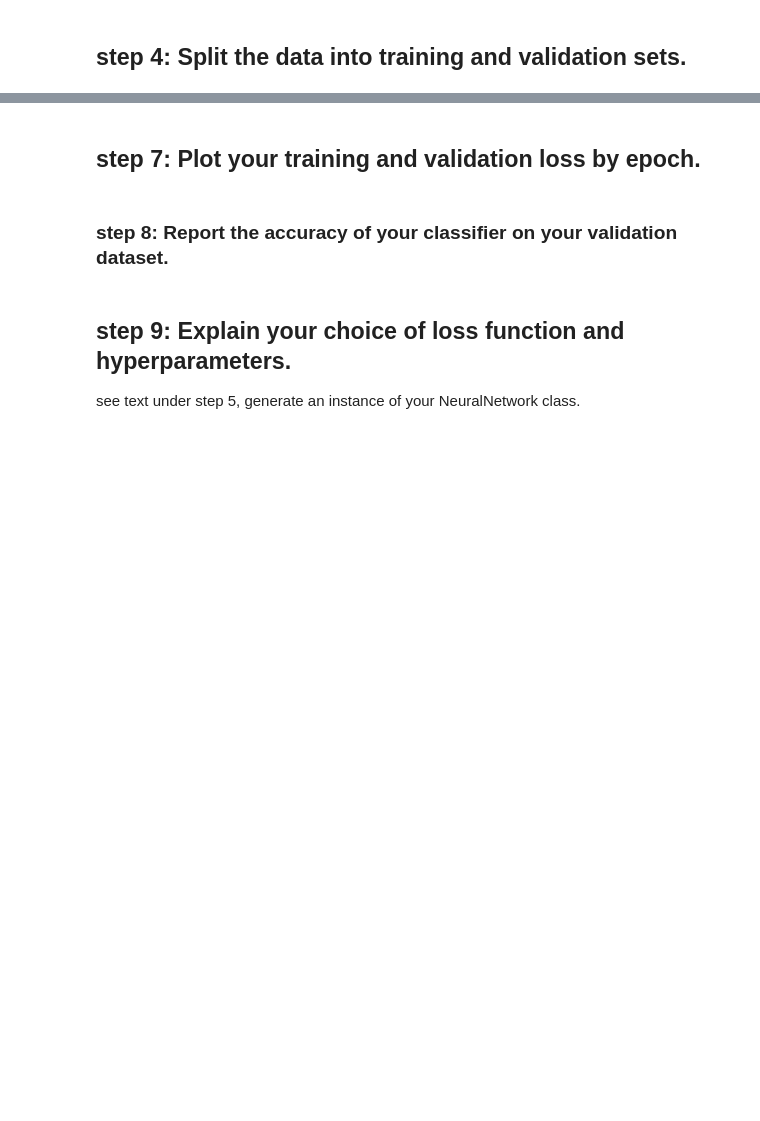
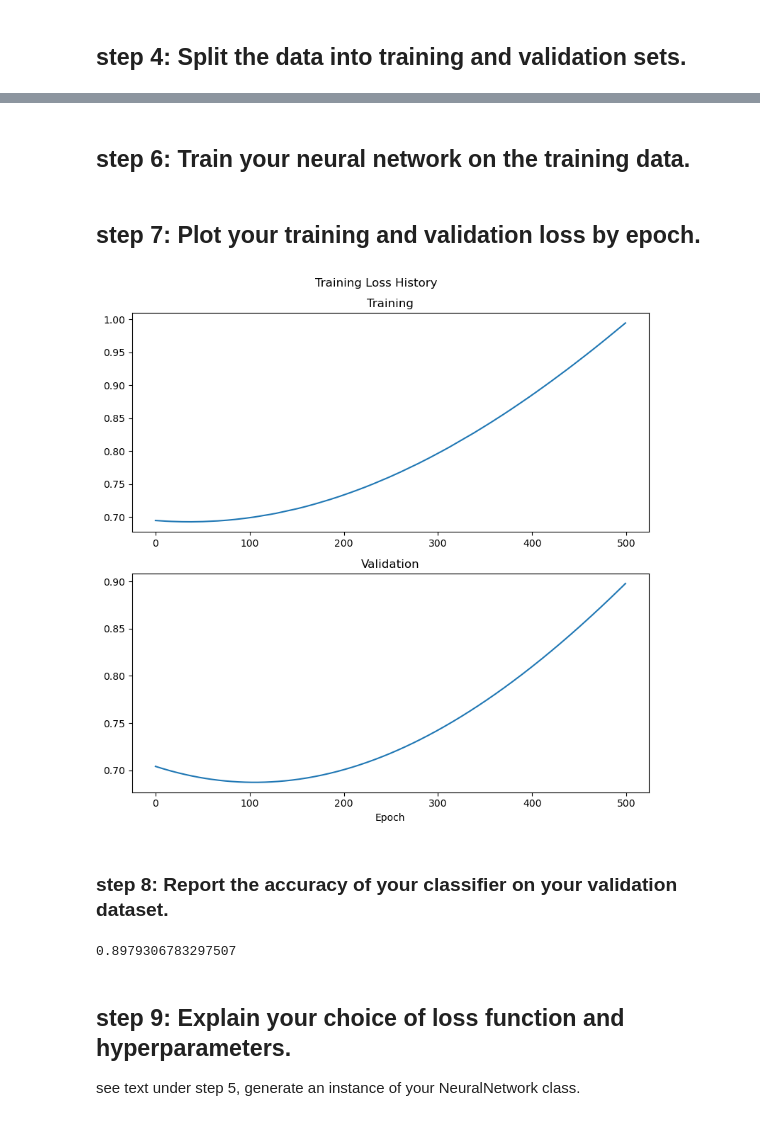
Before and after one commit to IJbeasley/final-nn, a Jupyter notebook: classifier.ipynb, the cells around one changed output, grey strips where cells are left out. Saved outputs shown, nothing was run; the diff lists cells and outputs as text; code cells hidden in the pictures; blank space fills up the shorter version.

```diff
--- a/classifier.ipynb
+++ b/classifier.ipynb
@@ -109,10 +112,17 @@ Number of negative examples are sampling: 1370
 # %% [markdown]
 ## step 3: One-hot encode the data using your one_hot_encode_seqs function.
 # %%
+# One-hot-encode the sequences
 X = one_hot_encode_seqs(rap1_shuffled)
 y = labels_shuffled
 print("One hot encoding changed number of sequences feature matrix shape from: " + str(len(rap1_shuffled)) + " to " + str(len(X )))
 print("For first sequence, one-hot-encoding changed the length from: " + str(len(rap1_shuffled[0])) + " to " + str(len(X[0])))
+
+# Make into format required for neural network
+X = np.array(X)
+y = np.array(y)
+print("\n Feature matrix shape: " + str(X.shape))
+print("Labels shape: " + str(y.shape))
 # %% [output]
 One hot encoding changed number of sequences feature matrix shape from: 2740 to 2740
 For first sequence, one-hot-encoding changed the length from: 17 to 68
@@ -147,13 +159,13 @@ since we are trying to predict postive or negative Rap1, I chose 'sigmoid' as th
 
 For the purposes of this assignment I chose a simple neural archecture of 3 layers. The first layer was of 17 neurons, corresponding to the number of nucleotide bases (before one-hot-encoding), the second layer was of 4 neurons (the smallest tf motif length), and the last layer was of one neuron (as we are doing binary classification).
 # %%
-# needs to be a 64x16x64 autoencoder architecture
+# Define the neural network architecture
 nn_arch = [{"input_dim": 68, "output_dim": 17 , "activation": "relu"},
                       {"input_dim": 17, "output_dim": 4, "activation": "relu"},
-                      {"input_dim": 4, "output_dim": 1, "activation": "relu"}]
+                      {"input_dim": 4, "output_dim": 1, "activation": "sigmoid"}]
 
 #batch size
-batch_size = 200
+batch_size = 400
 
 # learning rate
 lr = 0.001
@@ -168,24 +180,33 @@ loss_function = "bce"
 nn_model = NeuralNetwork(nn_arch = nn_arch, lr = lr, epochs = epochs, batch_size = batch_size, loss_function=loss_function,
                                               seed = 42
                                               )
+# %% [markdown]
+## step 6: Train your neural network on the training data.
+# %%
+per_epoch_loss_train, per_epoch_loss_val =nn_model.fit(X_train, y_train, X_val, y_val)
 # %% [markdown]
 ## step 7: Plot your training and validation loss by epoch.
 # %%
 #below code adapted from wk 7 regression logreg.py
 
 fig, axs = plt.subplots(2, figsize=(8, 8))
 fig.suptitle('Training Loss History')
 axs[0].plot(np.arange(len(per_epoch_loss_train)), per_epoch_loss_train)
 axs[0].set_title('Training')
-axs[1].plot(np.arange(len(per_epoch_loss_vall)), per_epoch_loss_val)
+axs[1].plot(np.arange(len(per_epoch_loss_val)), per_epoch_loss_val)
 axs[1].set_title('Validation')
 plt.xlabel('Epoch')
 fig.tight_layout()
 plt.show()
+# lol - very obvious bug in loss function, it's steadily increasing, not decreasing... I think it's somehow 1- loss ...
+# %% [output]
+[figure, added]
 # %% [markdown]
 ### step 8: Report the accuracy of your classifier on your validation dataset.
 # %%
 print(per_epoch_loss_val[-1])
+# %% [output]
+0.8979306783297507
 # %% [markdown]
 ## step 9: Explain your choice of loss function and hyperparameters.
 
```
Also changed, not shown: parts of 3 cells of this notebook.
